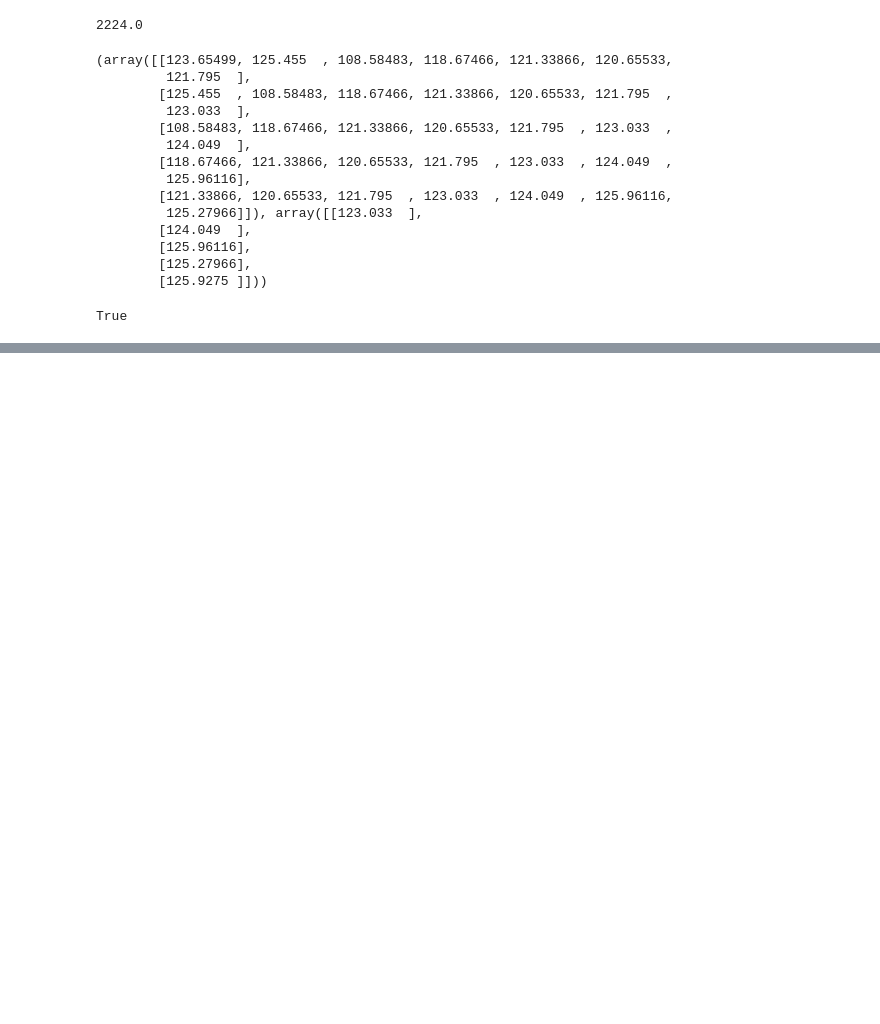
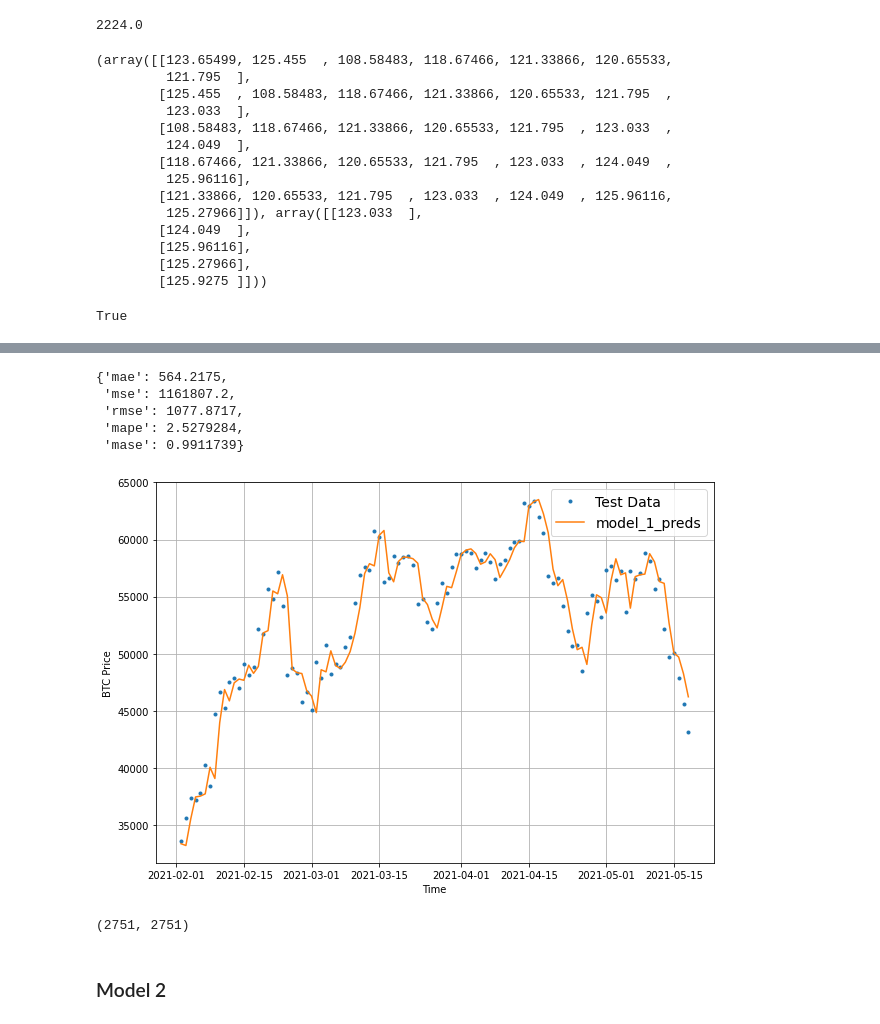
Before and after one commit to Sashank11/learn_tensorflow, a Jupyter notebook: Forcasting.ipynb, the cells around one changed output, grey strips where cells are left out. Cells and saved outputs as stored; diff of their text form; code cells hidden in the pictures; blank space fills up the shorter version.

Commit message:
Multivariate time series

```diff
--- a/Forcasting.ipynb
+++ b/Forcasting.ipynb
@@ -302,0 +364,4 @@ True
+# %%
+# loading model
+model_1 = tf.keras.models.load_model("model_experiments/model_1_dense/")
+model_1.evaluate(test_windows, test_labels)
@@ -302,0 +371,8 @@ True
+# %%
+def make_preds(model, input_data):
+  forecast = model.predict(input_data)
+  return tf.squeeze(forecast)
+# %%
+# Make preds
+model_1_preds = make_preds(model_1, test_windows)
+len(model_1_preds), model_1_preds[:10]
@@ -302,0 +384,27 @@ True
+# %%
+# Eval preds
+model_1_res = evaluate_preds(y_true = tf.squeeze(test_labels),
+                                                 y_pred = model_1_preds)
+model_1_res
+# %% [output]
+{'mae': 564.2175,
+ 'mse': 1161807.2,
+ 'rmse': 1077.8717,
+ 'mape': 2.5279284,
+ 'mase': 0.9911739}
+# %%
+# Plot model 1
+offset = 450
+plt.figure(figsize=(10,7))
+plot_time_series(timesteps = X_test[-len(test_windows):],
+                 values = test_labels[:, 0],
+                 start = offset,
+                 label = "Test Data")
+
+plot_time_series(timesteps = X_test[-len(test_windows):],
+                 values = model_1_preds,
+                 start = offset,
+                 format = "-",
+                 label = "model_1_preds")
+# %% [output]
+[figure, added]
@@ -302,0 +414,5 @@ True
+# %%
+full_windows, full_labels = make_windows(prices, window_size = WINDOW_SIZE, horizon = HORIZON)
+len(full_windows), len(full_labels)
+# %% [output]
+(2751, 2751)
@@ -302,0 +424,2 @@ True
+# %% [markdown]
+### Model 2
```
Also changed, not shown: parts of 45 cells of this notebook.
